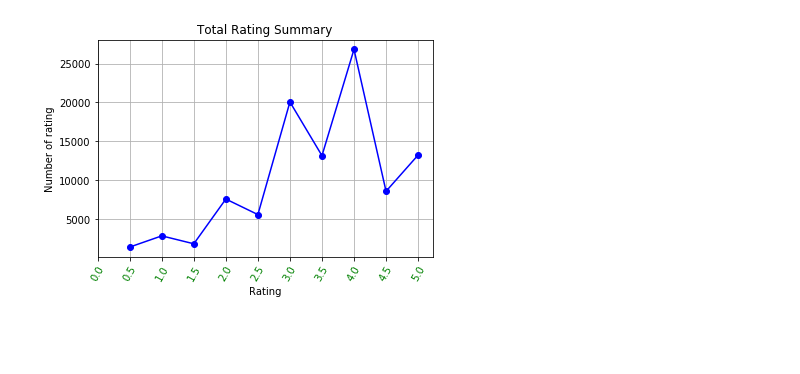
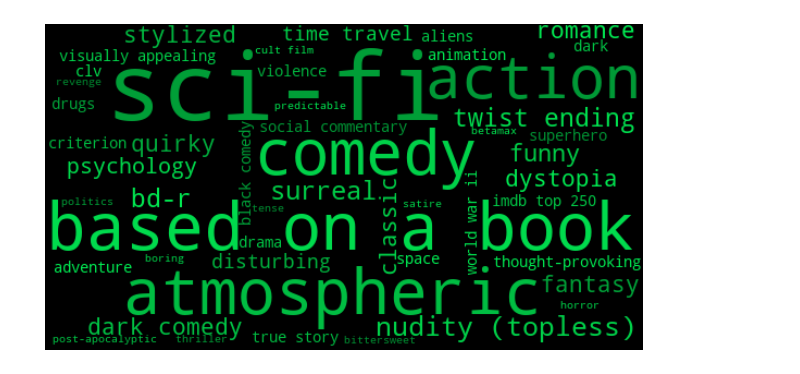
Before and after one commit to maliakber/algorithm-data-model-csc-501, a Jupyter notebook: source/csc-501-assignment-1-jupnote.ipynb, the cells around one changed output. Cells and saved outputs as stored; diff of their text form; code cells hidden in the pictures; blank space fills up the shorter version.

Commit message:
jupyter notebook is updated with the latest pandas code

```diff
--- a/source/csc-501-assignment-1-jupnote.ipynb
+++ b/source/csc-501-assignment-1-jupnote.ipynb
@@ -52,0 +9,17 @@ rating_by_year()
+# %%
+import pandas as pd
+import numpy as np
+import matplotlib.pyplot as plt
+import time
+import re
+from wordcloud import WordCloud, STOPWORDS #used to generate world cloud
+pd.set_option('mode.chained_assignment', None)
+
+startTime = time.time()
+movies = pd.read_csv("20M/movies.csv")
+ratings = pd.read_csv("20M/ratings.csv")
+links = pd.read_csv("20M/links.csv")
+tags = pd.read_csv("20M/tags.csv")
+# genomeScores = pd.read_csv("20M/genome-scores.csv")
+# genomeTags = pd.read_csv("20M/genome-tags.csv")
+print("It took %s seconds to load the data" % (time.time() - startTime))
@@ -52,0 +66,3 @@ rating_by_year()
+# %%
+tags = tags.dropna()
+tags.isnull().any()
@@ -97,17 +171,36 @@ genre_by_year()
-# %%
-def rating_by_number():
-    rating_df = pd.read_csv('ratings.csv')
-    rat = sqldf("select rating, count(rating) as total from rating_df group by rating")
-    rating = rat['rating'].tolist()
-    total = rat['total'].tolist()
-    plt.plot(rating, total, '-o', color='blue', )
-    plt.xticks(np.arange(0, 5.5, 0.5), c='green', rotation=60)
-    plt.ylabel("Number of rating")
-    plt.xlabel("Rating")
-    plt.title("Total Rating Summary")
-    plt.grid()
-    plt.show()
-
-rating_by_number()
-# %% [output]
-[figure, removed]
+# %%
+# define a function that counts the number of times each tag appear
+def tags_data_parse():
+    tag_count = dict()
+    for tag in tags['tag']:
+        tag = tag.lower()
+        if tag in tag_count:
+            tag_count[tag] += 1
+        else:
+            tag_count[tag] = 1
+    tag_count = sorted(tag_count.items(), key = lambda x: x[1], reverse=True)
+    return tag_count
+
+
+# Function that control the color of the words
+def random_color_func(word=None, font_size=None, position=None,
+                      orientation=None, font_path=None, random_state=None):
+    h = int(360.0 * tone / 255.0)
+    s = int(100.0 * 255.0 / 255.0)
+    l = int(100.0 * float(random_state.randint(70, 120)) / 255.0)
+    return "hsl({}, {}%, {}%)".format(h, s, l)
+
+
+tag_count = dict(tags_data_parse()[0:50])
+tone = 100 # define the color of the words
+f, ax = plt.subplots(figsize=(14, 6))
+wordcloud = WordCloud(width=550,height=300, background_color='black',
+                      max_words=1628,relative_scaling=0.7,
+                      color_func = random_color_func,
+                      normalize_plurals=True)
+wordcloud.generate_from_frequencies(tag_count)
+plt.imshow(wordcloud, interpolation="bilinear")
+plt.axis('off')
+plt.show()
+# %% [output]
+[figure, added]
```
Also changed, not shown: parts of 23 cells of this notebook, 1 other file.
